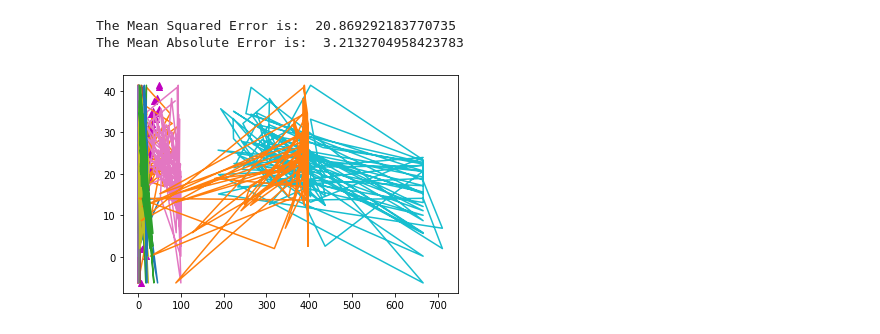
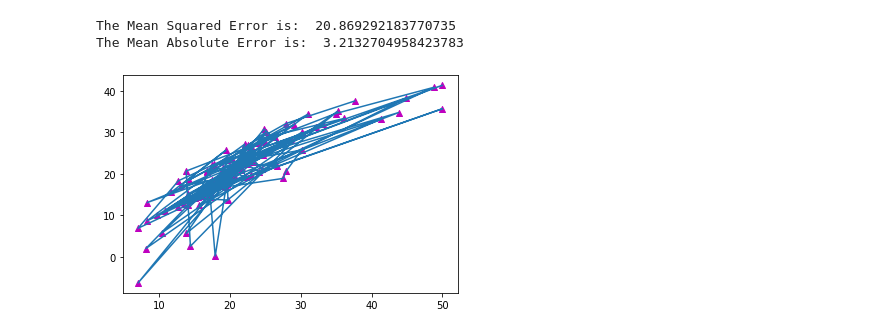
Before and after one commit to Sourav61/Goeduhub-Assignments, a Jupyter notebook: Boston_Price_Prediction.ipynb, the cells around one changed output. Drawn from its saved outputs; the diff is of its cells as text; code cells hidden in the pictures.

```diff
--- a/Boston_Price_Prediction.ipynb
+++ b/Boston_Price_Prediction.ipynb
@@ -215,7 +215,7 @@ The Mean Squared Error is:  20.869292183770735
 The Mean Absolute Error is:  3.2132704958423783
 # %%
 plt.scatter(ytest, y_pred_test,c='m', marker="^")
-plt.plot(xtest, lm.predict(xtest))
+plt.plot(ytest, lm.predict(xtest))
 plt.show()
 # %% [output]
-[figure, old version]
+[figure, new version]
```
Also changed, not shown: parts of 1 cell of this notebook.
